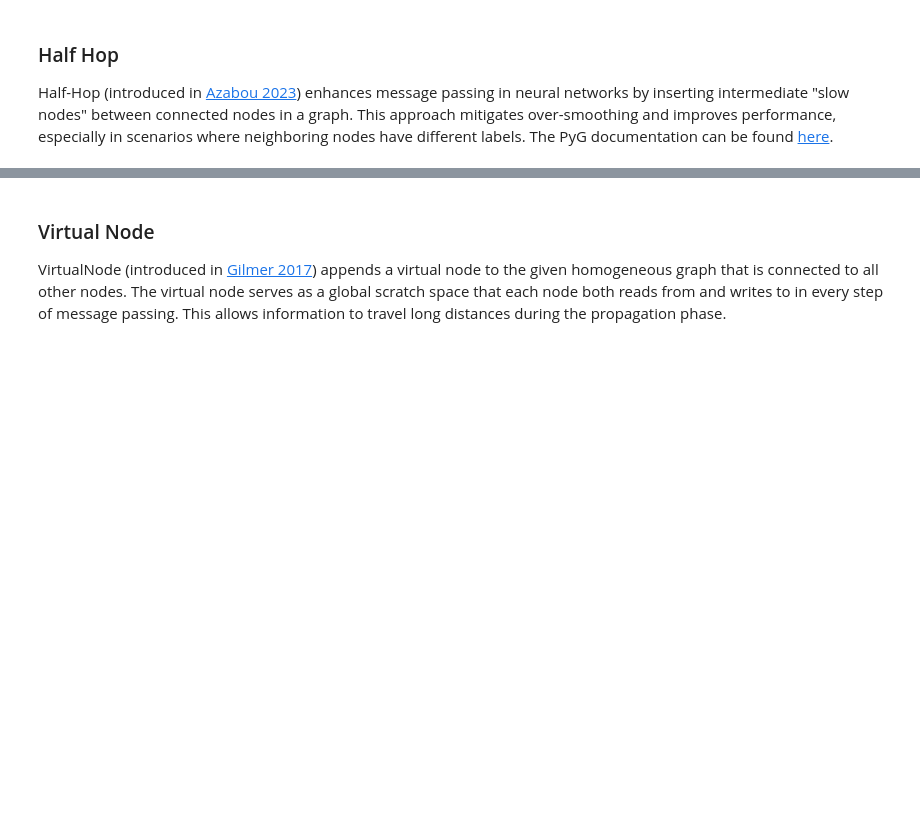
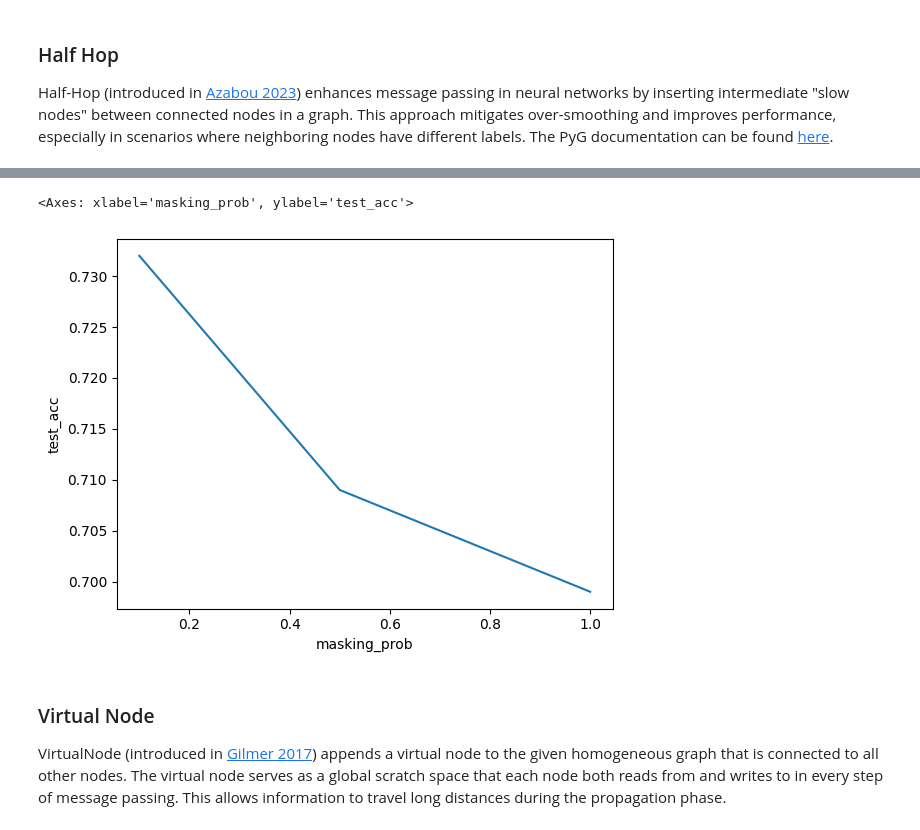
Before and after one commit to adelsuh/cs224_final_project, a Jupyter notebook: graph_structure_aug.ipynb, the cells around one changed output, grey strips where cells are left out. Saved outputs shown, nothing was run; the diff lists cells and outputs as text; code cells hidden in the pictures; blank space fills up the shorter version.

```diff
--- a/graph_structure_aug.ipynb
+++ b/graph_structure_aug.ipynb
@@ -327,23 +414,26 @@ from torch_geometric.transforms import HalfHop
 # blend features from src and dest equally (alpha=0.5).
 # add a virtual node to all edges (p=1)
 
-rows = []
-for hh_prob in [0.1, 0.5, 1.0]:
+def hh_filter(outputs, batch):
+  # note that the labels (i.e. batch.y) do not need to be masked.
+  # dummy labels are not added
+  return outputs[~batch.slow_node_mask]
+
+probs = [0.1, 0.5, 1.0]
+best_hh_train_acc, best_hh_val_acc, best_hh_test_acc = [], [], []
+for hh_prob in probs:
     hh_transform = HalfHop(alpha=0.5, p=hh_prob)
     model, optimizer = get_model()
-    print(f"Training with edge probability of {hh_prob}\n")
+    print(f"Training with half-hop probability of {hh_prob}\n")
     result = train(model,
                    optimizer,
                    num_epochs=num_epochs,
                    transform=hh_transform,
-                   apply_transform_at_test=False)
-    rows.append({
-        "masking_prob": hh_prob,
-        "test_acc": result['test_acc'],
-        "val_acc": result['val_acc']
-    })
+                   filter_output_fn=hh_filter,
+                   apply_transform_at_test=True)
 
-df = pd.DataFrame(rows)
-df.to_csv("out/masking_prob_results.csv")
-df
+    best_ind = result['best_val_ind']
+    best_hh_train_acc.append(result['all_train_acc'][best_ind])
+    best_hh_val_acc.append(result['all_val_acc'][best_ind])
+    best_hh_test_acc.append(result['all_test_acc'][best_ind])
 # %% [output]
@@ -375,8 +452,17 @@ Train Loss: 0.4206, Train Accuracy: 88.51%
 # %%
 import seaborn as sns
 
+if not os.path.exists("out"):
+    os.makedirs("out")
+df = pd.DataFrame(rows)
+df.to_csv("out/masking_prob_results.csv")
+df
+
 df.to_csv("out/masking_prob_results.csv")
 sns.lineplot(data=df, x="masking_prob", y="test_acc")
+# %% [output]
+<Axes: xlabel='masking_prob', ylabel='test_acc'>
+[figure, added]
 # %% [markdown]
 ### Virtual Node
 
```
Also changed, not shown: parts of 19 cells of this notebook.
